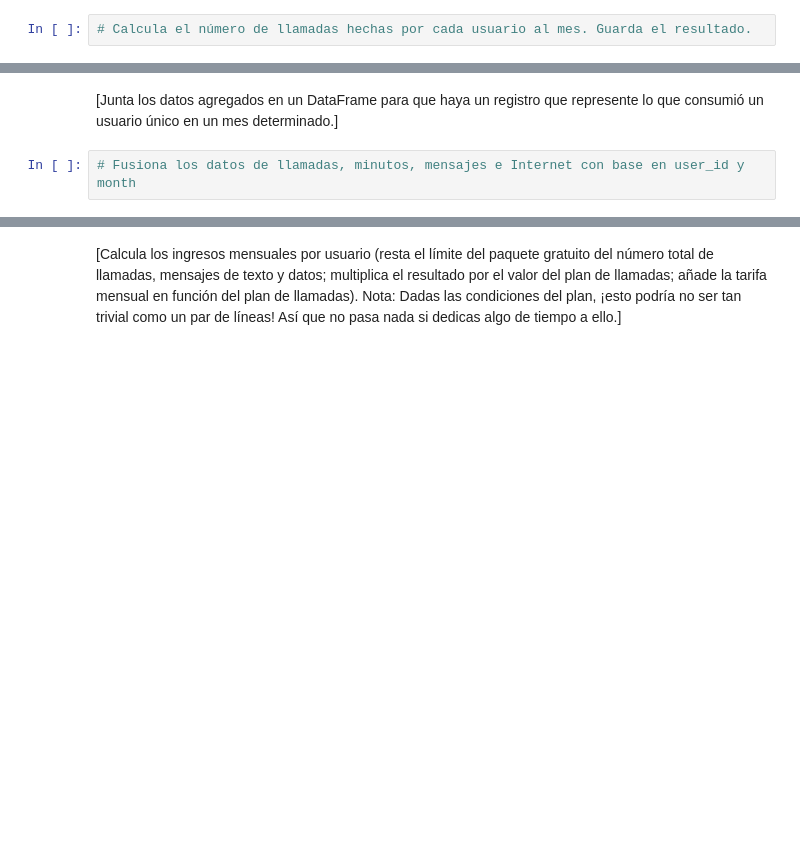
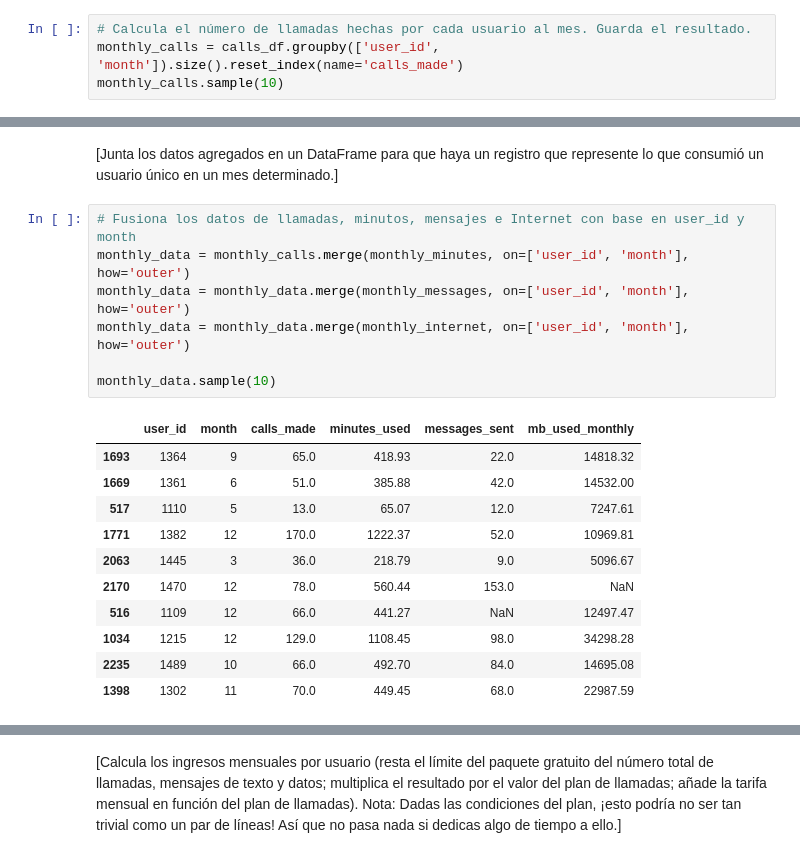
Before and after one commit to Davichobacter/data_science_tt, a Jupyter notebook: notebook.ipynb, the cells around one changed output, grey strips where cells are left out. Saved outputs shown, nothing was run; the diff lists cells and outputs as text; blank space fills up the shorter version.

```diff
--- a/notebook.ipynb
+++ b/notebook.ipynb
@@ -516,3 +522,5 @@ internet_df.sample(5)
 [Ahora que los datos están limpios, agrega los datos por usuario y por periodo para que solo haya un registro por usuario y por periodo. Esto facilitará mucho el análisis posterior.]
 # %%
 # Calcula el número de llamadas hechas por cada usuario al mes. Guarda el resultado.
+monthly_calls = calls_df.groupby(['user_id', 'month']).size().reset_index(name='calls_made')
+monthly_calls.sample(10)
@@ -526,5 +588,22 @@ internet_df.sample(5)
 [Junta los datos agregados en un DataFrame para que haya un registro que represente lo que consumió un usuario único en un mes determinado.]
 # %%
 # Fusiona los datos de llamadas, minutos, mensajes e Internet con base en user_id y month
+monthly_data = monthly_calls.merge(monthly_minutes, on=['user_id', 'month'], how='outer')
+monthly_data = monthly_data.merge(monthly_messages, on=['user_id', 'month'], how='outer')
+monthly_data = monthly_data.merge(monthly_internet, on=['user_id', 'month'], how='outer')
+
+monthly_data.sample(10)
+# %% [output]
+|  | user_id | month | calls_made | minutes_used | messages_sent | mb_used_monthly |
+| 1693 | 1364 | 9 | 65.0 | 418.93 | 22.0 | 14818.32 |
+| 1669 | 1361 | 6 | 51.0 | 385.88 | 42.0 | 14532.00 |
+| 517 | 1110 | 5 | 13.0 | 65.07 | 12.0 | 7247.61 |
+| 1771 | 1382 | 12 | 170.0 | 1222.37 | 52.0 | 10969.81 |
+| 2063 | 1445 | 3 | 36.0 | 218.79 | 9.0 | 5096.67 |
+| 2170 | 1470 | 12 | 78.0 | 560.44 | 153.0 | NaN |
+| 516 | 1109 | 12 | 66.0 | 441.27 | NaN | 12497.47 |
+| 1034 | 1215 | 12 | 129.0 | 1108.45 | 98.0 | 34298.28 |
+| 2235 | 1489 | 10 | 66.0 | 492.70 | 84.0 | 14695.08 |
+| 1398 | 1302 | 11 | 70.0 | 449.45 | 68.0 | 22987.59 |
 # %%
 # Añade la información de la tarifa
```
Also changed, not shown: parts of 12 cells of this notebook.
